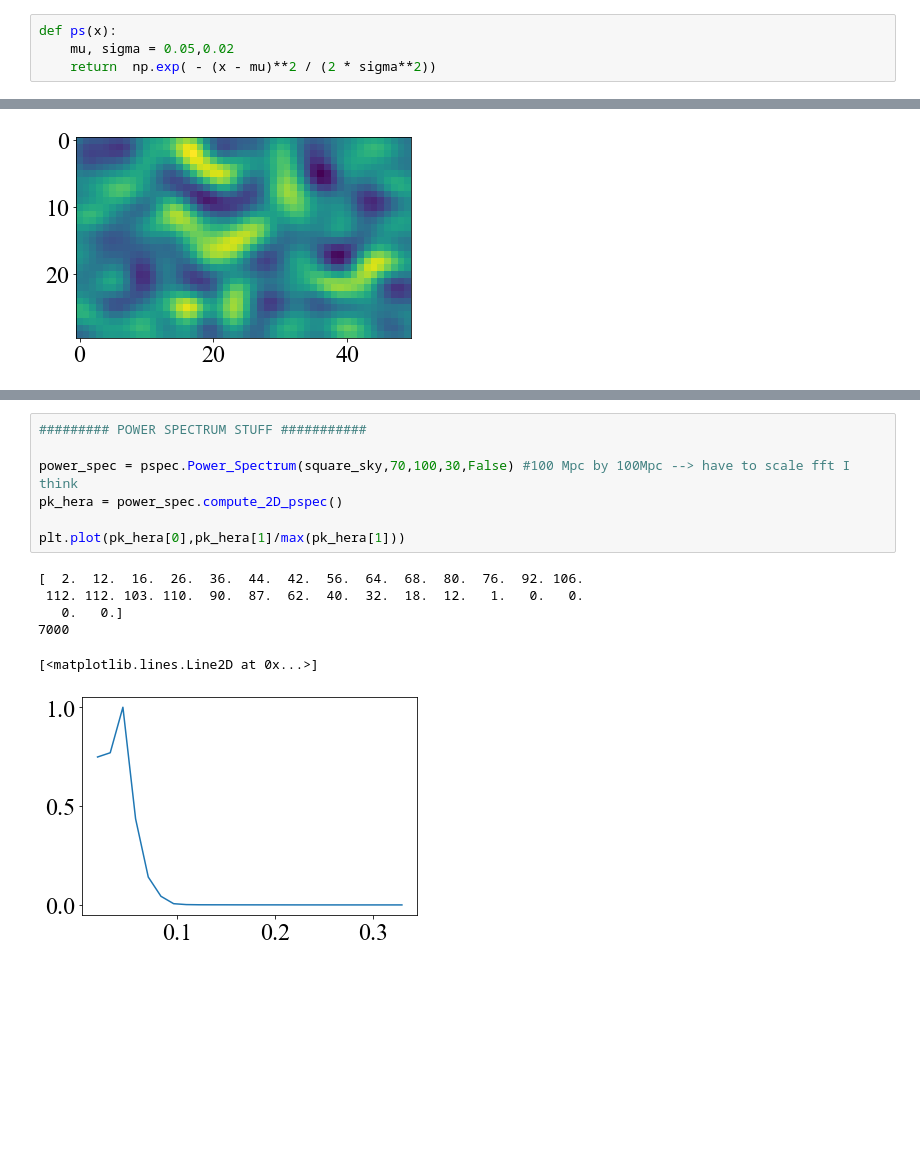
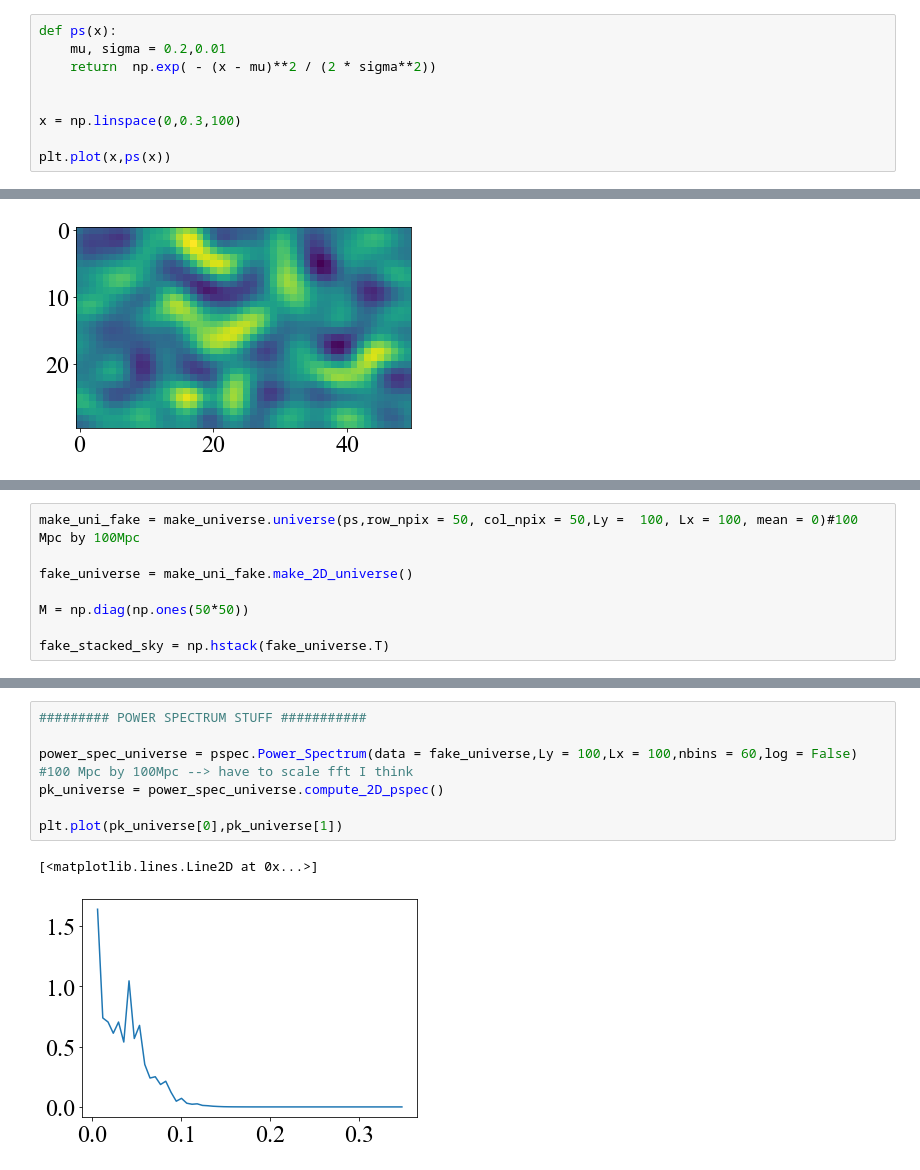
Before and after one commit to hannahfro/Hannah-Msc, a Jupyter notebook: HERA Hack/Testing Window Function.ipynb, the cells around one changed output, grey strips where cells are left out. Saved outputs shown, nothing was run; the diff lists cells and outputs as text; blank space fills up the shorter version.

```diff
--- a/HERA Hack/Testing Window Function.ipynb
+++ b/HERA Hack/Testing Window Function.ipynb
@@ -47,5 +58,10 @@ window = Window_Function.Window_Function(obs.Mmat,obs.sky_shape[0],obs.sky_shape
 # Define a theory spectrum
 # %%
 def ps(x):
-    mu, sigma = 0.05,0.02
+    mu, sigma = 0.2,0.01
     return  np.exp( - (x - mu)**2 / (2 * sigma**2))
+
+
+x = np.linspace(0,0.3,100)
+
+plt.plot(x,ps(x))
@@ -183,0 +187,8 @@ plt.imshow(square_sky)
+# %%
+make_uni_fake = make_universe.universe(ps,row_npix = 50, col_npix = 50,Ly =  100, Lx = 100, mean = 0)#100 Mpc by 100Mpc
+
+fake_universe = make_uni_fake.make_2D_universe()
+
+M = np.diag(np.ones(50*50))
+
+fake_stacked_sky = np.hstack(fake_universe.T)
@@ -184,14 +203,10 @@ plt.imshow(square_sky)
 # %%
 ######### POWER SPECTRUM STUFF ###########
 
-power_spec = pspec.Power_Spectrum(square_sky,70,100,30,False) #100 Mpc by 100Mpc --> have to scale fft I think
-pk_hera = power_spec.compute_2D_pspec()
+power_spec_universe = pspec.Power_Spectrum(data = fake_universe,Ly = 100,Lx = 100,nbins = 60,log = False) #100 Mpc by 100Mpc --> have to scale fft I think
+pk_universe = power_spec_universe.compute_2D_pspec()
 
-plt.plot(pk_hera[0],pk_hera[1]/max(pk_hera[1]))
+plt.plot(pk_universe[0],pk_universe[1])
 # %% [output]
-[  2.  12.  16.  26.  36.  44.  42.  56.  64.  68.  80.  76.  92. 106.
- 112. 112. 103. 110.  90.  87.  62.  40.  32.  18.  12.   1.   0.   0.
-   0.   0.]
-7000
+[<matplotlib.lines.Line2D at 0x...>]
-[<matplotlib.lines.Line2D at 0x...>]
-[figure, old version]
+[figure, new version]
```
Also changed, not shown: parts of 38 cells of this notebook, 9 other files.
